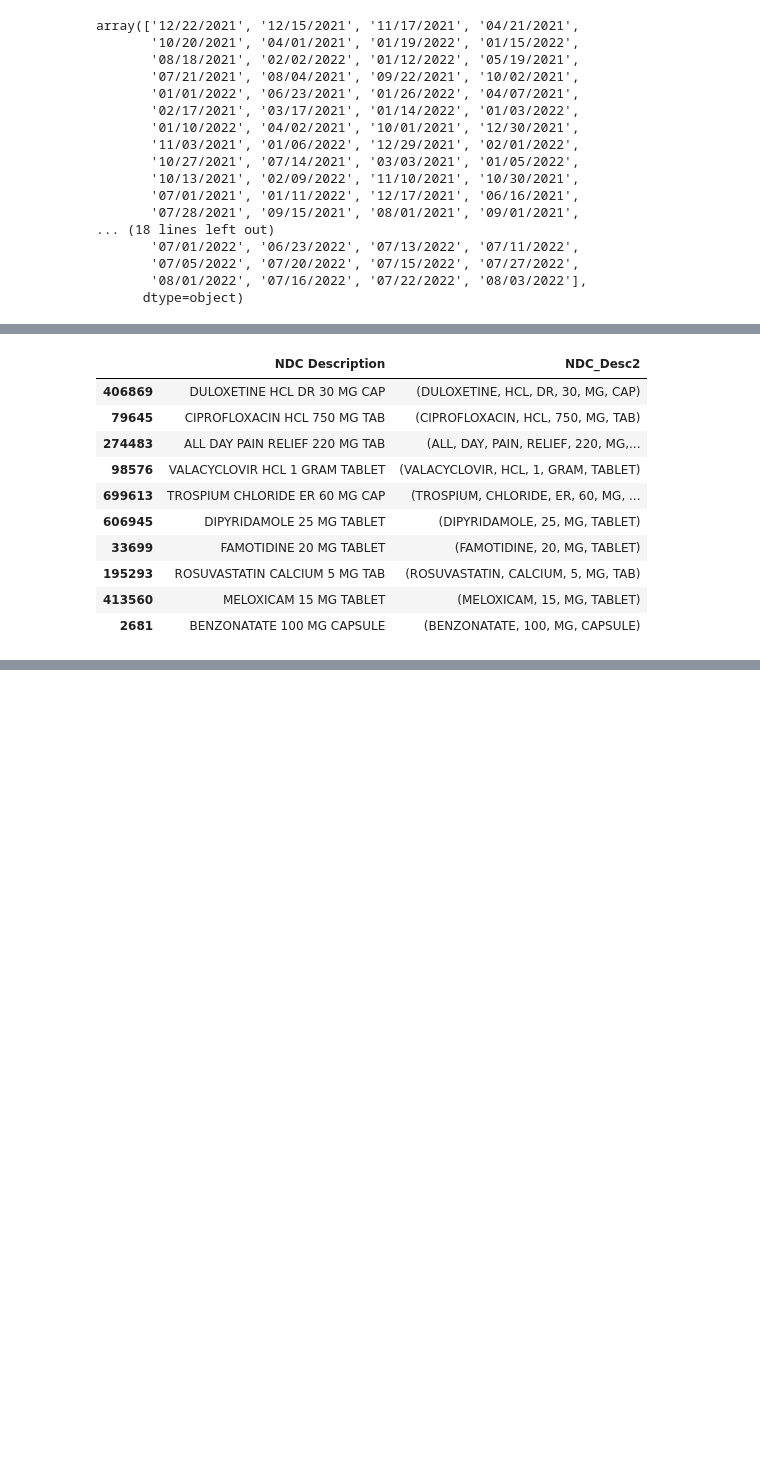
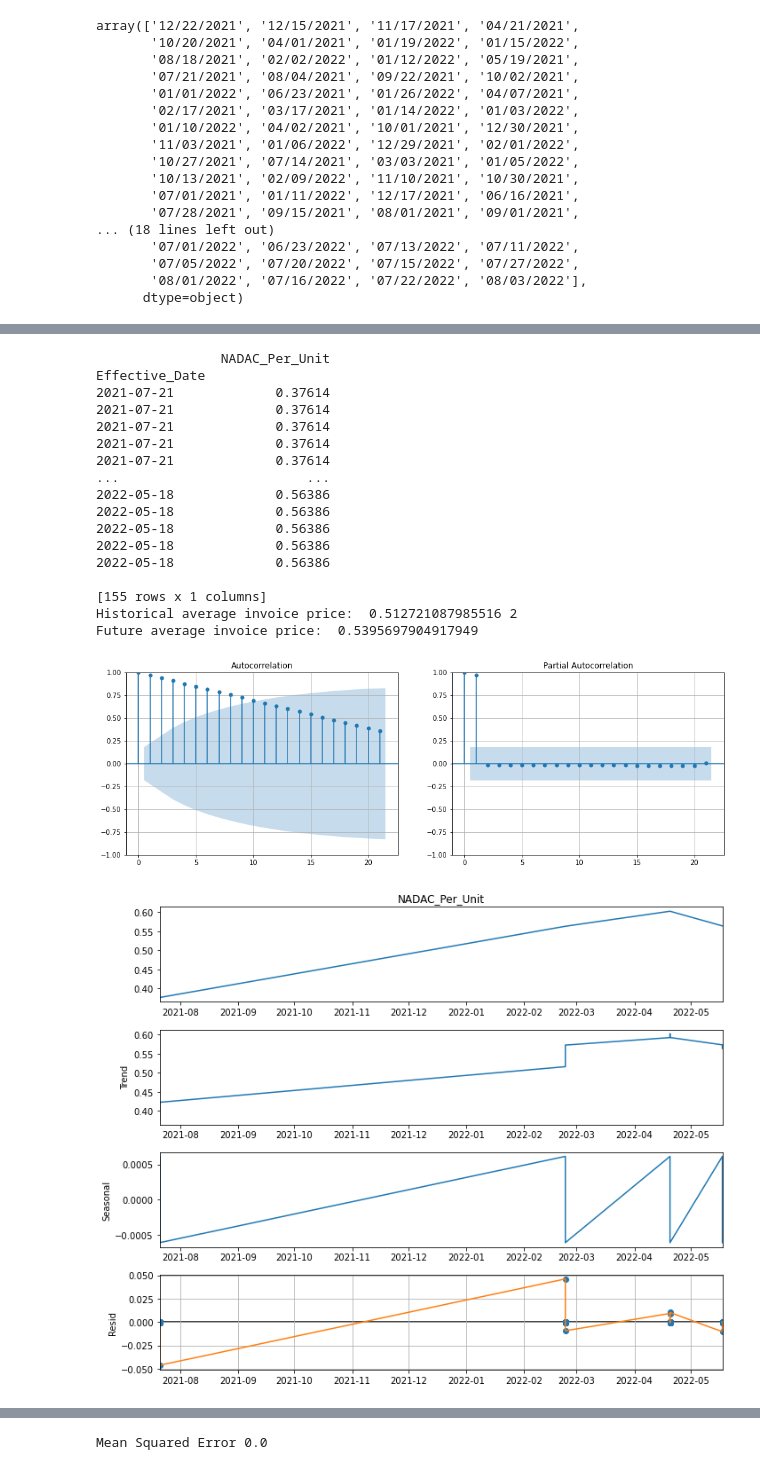
Before and after one commit to rajsandilya/Capstone, a Jupyter notebook: Capstone.ipynb, the cells around one changed output, grey strips where cells are left out. Saved outputs shown, nothing was run; the diff lists cells and outputs as text; code cells hidden in the pictures; blank space fills up the shorter version.

```diff
--- a/Capstone.ipynb
+++ b/Capstone.ipynb
@@ -806,6 +738,0 @@ def model_forecast_timeseries(timeseries_df):
-# %%
-timeseries_df = get_timeseries_df_by_group('GPID','49270076100620')
-print(timeseries_df)
-plot_auto_correlation(timeseries_df)
-plot_seasonal_decomposition(timeseries_df)
-model_forecast_timeseries(timeseries_df)
@@ -845,16 +738,0 @@ nlp = spacy.load('en_core_web_sm')
-# %%
-temp_df = nadac_df.sample(10)
-temp_df['NDC_Desc2'] = temp_df['NDC Description'].apply(lambda x: nlp(x))
-temp_df[['NDC Description','NDC_Desc2']]
-# %% [output]
-|  | NDC Description | NDC_Desc2 |
-| 406869 | DULOXETINE HCL DR 30 MG CAP | (DULOXETINE, HCL, DR, 30, MG, CAP) |
-| 79645 | CIPROFLOXACIN HCL 750 MG TAB | (CIPROFLOXACIN, HCL, 750, MG, TAB) |
-| 274483 | ALL DAY PAIN RELIEF 220 MG TAB | (ALL, DAY, PAIN, RELIEF, 220, MG,... |
-| 98576 | VALACYCLOVIR HCL 1 GRAM TABLET | (VALACYCLOVIR, HCL, 1, GRAM, TABLET) |
-| 699613 | TROSPIUM CHLORIDE ER 60 MG CAP | (TROSPIUM, CHLORIDE, ER, 60, MG, ... |
-| 606945 | DIPYRIDAMOLE 25 MG TABLET | (DIPYRIDAMOLE, 25, MG, TABLET) |
-| 33699 | FAMOTIDINE 20 MG TABLET | (FAMOTIDINE, 20, MG, TABLET) |
-| 195293 | ROSUVASTATIN CALCIUM 5 MG TAB | (ROSUVASTATIN, CALCIUM, 5, MG, TAB) |
-| 413560 | MELOXICAM 15 MG TABLET | (MELOXICAM, 15, MG, TABLET) |
-| 2681 | BENZONATATE 100 MG CAPSULE | (BENZONATATE, 100, MG, CAPSULE) |
@@ -860,0 +774,54 @@ temp_df[['NDC Description','NDC_Desc2']]
+# %%
+def model_forecast_timeseries(timeseries_df):
+
+    if(adfuller(timeseries_df['NADAC_Per_Unit'])[1] <= 0.5):
+        y_hist, y_future = train_test_split(timeseries_df, shuffle=False)
+        arma             = ARIMA(y_hist['NADAC_Per_Unit'], order = (1, 0, 10)).fit()
+#         print(arma.summary())
+        hist_preds       = arma.predict()
+        future_preds     = arma.forecast(steps = len(y_future)).set_axis(y_future.index)
+
+        avg_hist_price   = np.mean(hist_preds)
+        avg_future_price = np.mean(future_preds)
+
+        print('Historical average invoice price: ', avg_hist_price,2)
+        print('Future average invoice price: ', avg_future_price)
+        plt.figure(figsize = (12, 4))
+        plt.plot(hist_preds, label = 'model')
+        plt.plot(y_hist, label = 'data')
+        plt.plot(future_preds, label = 'future')
+        plt.legend()
+        plt.grid()
+        plt.title('Result of ARMA Model');
+        plt.show();
+
+
+        mse_test = mean_squared_error(future_preds, y_future)
+        print('Mean Squared Error', round(mse_test,2))
+# %%
+# mddb_df.query("GENERIC_NAME.str.contains('Oxy') ")
+timeseries_df = get_timeseries_df_by_group('GPID','65100080100305')
+print(timeseries_df)
+plot_auto_correlation(timeseries_df)
+plot_seasonal_decomposition(timeseries_df)
+model_forecast_timeseries(timeseries_df)
+# %% [output]
+                NADAC_Per_Unit
+Effective_Date
+2021-07-21             0.37614
+2021-07-21             0.37614
+2021-07-21             0.37614
+2021-07-21             0.37614
+2021-07-21             0.37614
+...                        ...
+2022-05-18             0.56386
+2022-05-18             0.56386
+2022-05-18             0.56386
+2022-05-18             0.56386
+2022-05-18             0.56386
+
+[155 rows x 1 columns]
+Historical average invoice price:  0.512721087985516 2
+Future average invoice price:  0.5395697904917949
+[figure, added]
+[figure, added]
@@ -860,0 +829 @@ temp_df[['NDC Description','NDC_Desc2']]
+Mean Squared Error 0.0
```
Also changed, not shown: parts of 32 cells of this notebook.
